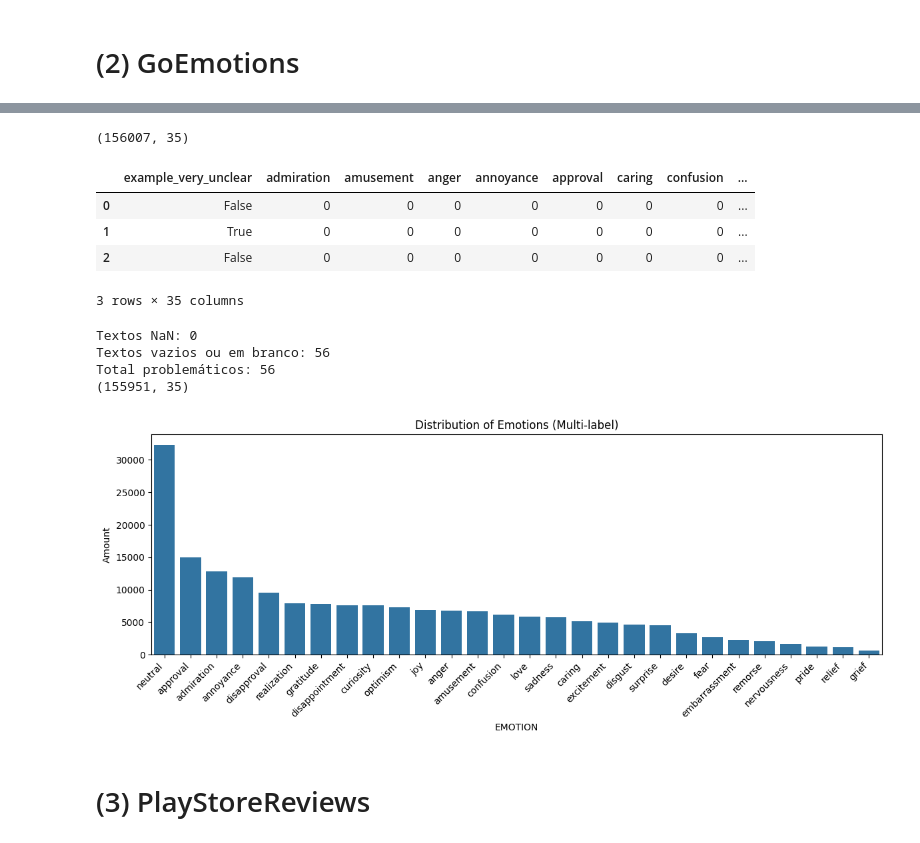
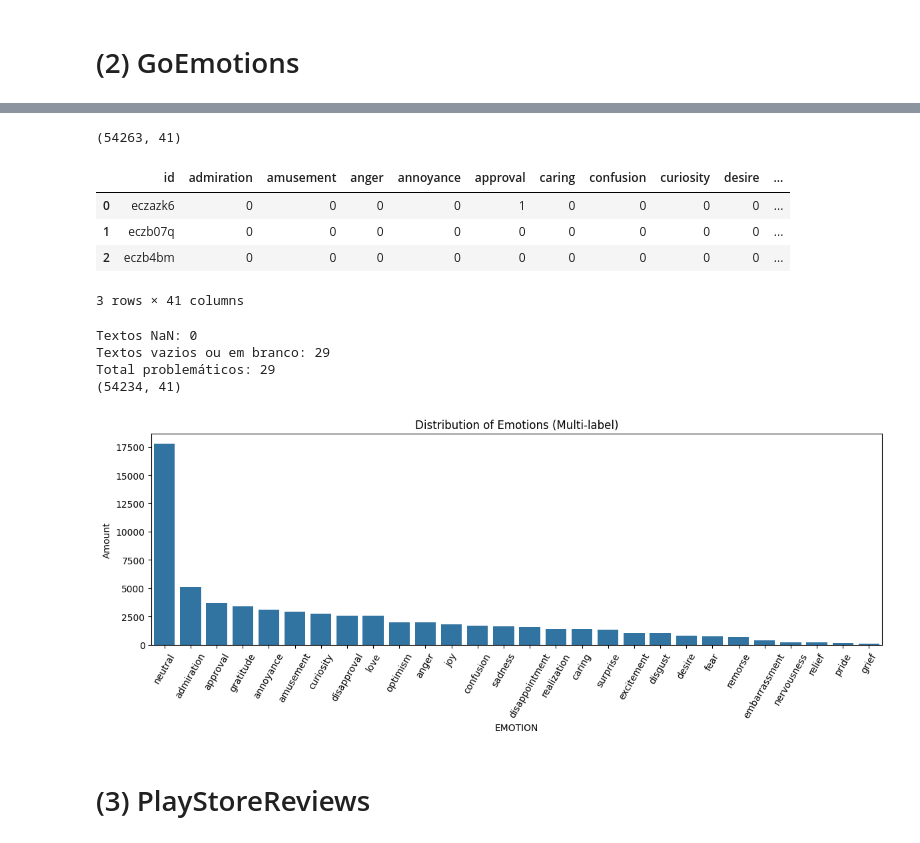
Before and after one commit to LuanBarbs/tcc-emotion-detection-nlp, a Jupyter notebook: src/data_processing.ipynb, the cells around one changed output, grey strips where cells are left out. Drawn from its saved outputs; the diff is of its cells as text; code cells hidden in the pictures.

```diff
--- a/src/data_processing.ipynb
+++ b/src/data_processing.ipynb
@@ -46,33 +46,33 @@ def spacy_process(texts, lemmatize = False, remove_stopwords = False, batch_size
 
     return results
 
-def data_preprocessing(df, column_name):
-    df['UNCLEAN_TEXT'] = (
+def data_preprocessing(df, column_name, sufix=""):
+    df[f'UNCLEAN_TEXT{sufix}'] = (
         df[column_name]
         .fillna("")
         .astype(str)
     )
 
-    df['BASE_TEXT'] = spacy_process(
-        df['UNCLEAN_TEXT'],
+    df[f'BASE_TEXT{sufix}'] = spacy_process(
+        df[f'UNCLEAN_TEXT{sufix}'],
         lemmatize=False,
         remove_stopwords=False
     )
 
-    df['TEXT_NO_STOP'] = spacy_process(
-        df['UNCLEAN_TEXT'],
+    df[f'TEXT_NO_STOP{sufix}'] = spacy_process(
+        df[f'UNCLEAN_TEXT{sufix}'],
         lemmatize=False,
         remove_stopwords=True
     )
 
-    df['TEXT_LEMMA'] = spacy_process(
-        df['UNCLEAN_TEXT'],
+    df[f'TEXT_LEMMA{sufix}'] = spacy_process(
+        df[f'UNCLEAN_TEXT{sufix}'],
         lemmatize=True,
         remove_stopwords=False
     )
 
-    df['CLEAN_TEXT'] = spacy_process(
-        df['UNCLEAN_TEXT'],
+    df[f'CLEAN_TEXT{sufix}'] = spacy_process(
+        df[f'UNCLEAN_TEXT{sufix}'],
         lemmatize=True,
         remove_stopwords=True
     )
@@ -140,7 +140,7 @@ df_2 = pd.read_csv('../data/05_goemotions_2_pt.csv')
 df_3 = pd.read_csv('../data/05_goemotions_3_pt.csv')
 
 df = pd.concat([df_1, df_2, df_3])
-df.drop(columns=['text', 'id', 'author', 'subreddit', 'link_id', 'parent_id', 'created_utc', 'rater_id'], inplace=True)
+df.drop(columns=['author', 'subreddit', 'link_id', 'parent_id', 'created_utc'], inplace=True)
 
 print(df.shape)
 df.head(3)
@@ -163,60 +210,61 @@ Index(['example_very_unclear', 'admiration', 'amusement', 'anger', 'annoyance',
       dtype='object')
 # %%
-df.drop_duplicates(inplace=True)
-df = data_preprocessing(df, 'texto')
+df = data_preprocessing(df, 'texto', '_PT')
+df = data_preprocessing(df, 'text', '_EN')
+
 print(df.shape)
 df.head(3)
 # %% [output]
-(156007, 35)
+(54263, 41)
-|  | example_very_unclear | admiration | amusement | anger | annoyance | approval | caring | confusion | ... |
-| 0 | False | 0 | 0 | 0 | 0 | 0 | 0 | 0 | ... |
-| 1 | True | 0 | 0 | 0 | 0 | 0 | 0 | 0 | ... |
-| 2 | False | 0 | 0 | 0 | 0 | 0 | 0 | 0 | ... |
+|  | id | admiration | amusement | anger | annoyance | approval | caring | confusion | curiosity | desire | ... |
+| 0 | eczazk6 | 0 | 0 | 0 | 0 | 1 | 0 | 0 | 0 | 0 | ... |
+| 1 | eczb07q | 0 | 0 | 0 | 0 | 0 | 0 | 0 | 0 | 0 | ... |
+| 2 | eczb4bm | 0 | 0 | 0 | 0 | 0 | 0 | 0 | 0 | 0 | ... |
-3 rows × 35 columns
+3 rows × 41 columns
 # %%
-n_nan = df['BASE_TEXT'].isna().sum()
+n_nan = df['BASE_TEXT_PT'].isna().sum()
 
-n_empty = (df['BASE_TEXT'].str.strip() == '').sum()
+n_empty = (df['BASE_TEXT_PT'].str.strip() == '').sum()
 
 print(f'Textos NaN: {n_nan}')
 print(f'Textos vazios ou em branco: {n_empty}')
 print(f'Total problemáticos: {n_nan + n_empty}')
 
-df = df.dropna(subset=['BASE_TEXT'])
-df = df[df['BASE_TEXT'].str.strip() != '']
+df = df.dropna(subset=['BASE_TEXT_PT'])
+df = df[df['BASE_TEXT_PT'].str.strip() != '']
 
 print(df.shape)
 # %% [output]
 Textos NaN: 0
-Textos vazios ou em branco: 56
-Total problemáticos: 56
-(155951, 35)
+Textos vazios ou em branco: 29
+Total problemáticos: 29
+(54234, 41)
 # %%
 emotions = [
     'admiration', 'amusement', 'anger', 'annoyance',
     'approval', 'caring', 'confusion', 'curiosity', 'desire',
     'disappointment', 'disapproval', 'disgust', 'embarrassment',
     'excitement', 'fear', 'gratitude', 'grief', 'joy', 'love',
     'nervousness', 'optimism', 'pride', 'realization', 'relief',
     'remorse', 'sadness', 'surprise', 'neutral'
 ]
 
 emotion_counts = df[emotions].sum().sort_values(ascending=False)
 
 plt.figure(figsize=(12, 5))
 sns.barplot(
     x=emotion_counts.index,
     y=emotion_counts.values
 )
 
-plt.xticks(rotation=45, ha="right")
+plt.xticks(rotation=60)
 plt.ylabel("Amount")
 plt.xlabel("EMOTION")
 plt.title("Distribution of Emotions (Multi-label)")
 plt.tight_layout()
 plt.show()
 # %% [output]
-[figure, old version]
+[figure, new version]
 # %%
 df.to_csv("../data/treated/go_emotions_treated.csv", index=False)
 # %% [markdown]
```
Also changed, not shown: parts of 4 cells of this notebook, 5 other files.
